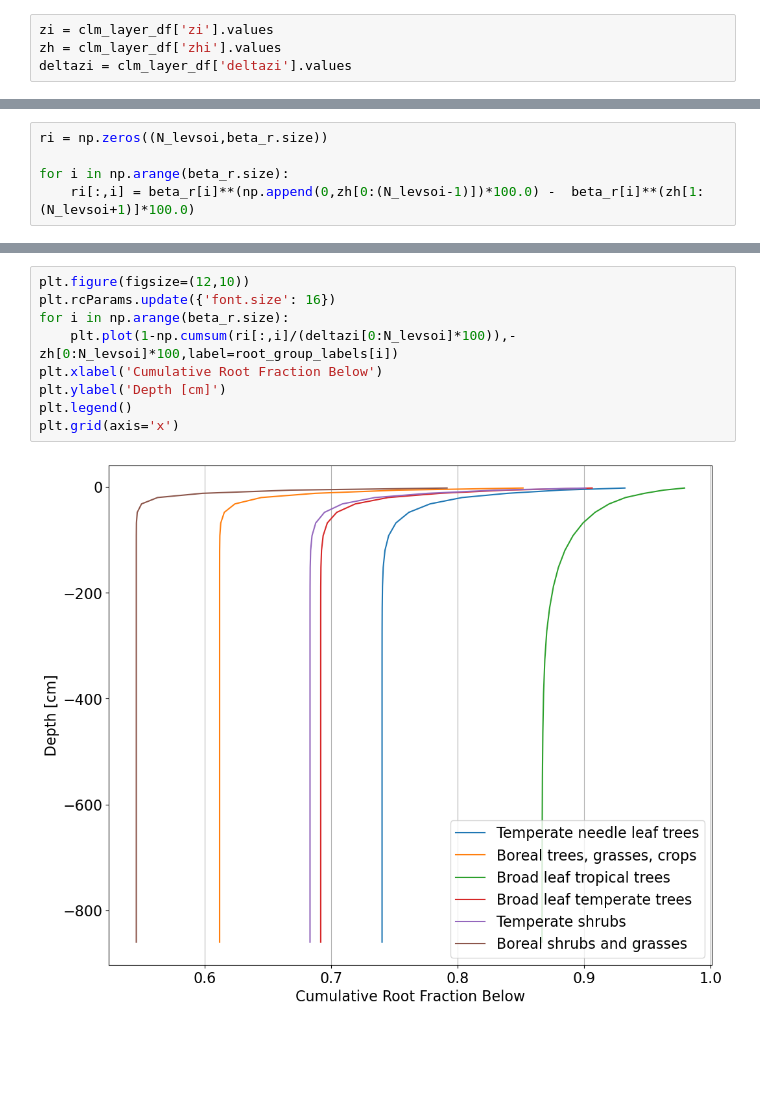
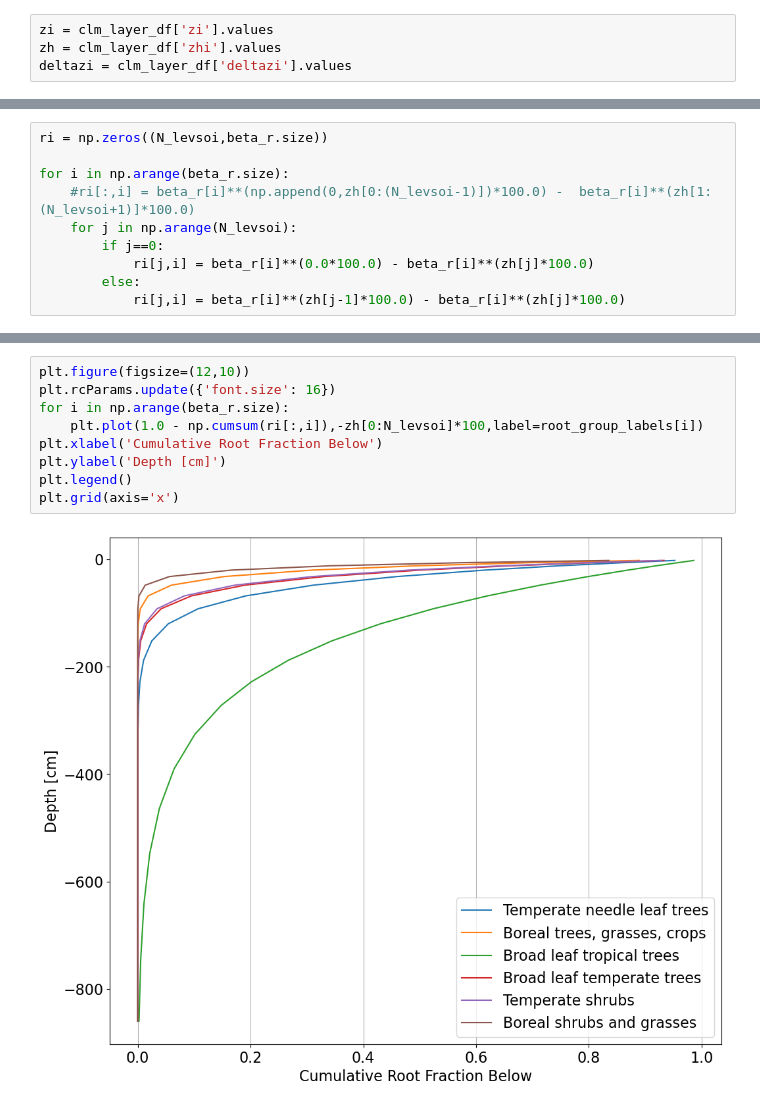
Before and after one commit to LejoFlores/clm-root-distributions, a Jupyter notebook: clm-roots.ipynb, the cells around one changed output, grey strips where cells are left out. Cells and saved outputs as stored; diff of their text form; blank space fills up the shorter version.

```diff
--- a/clm-roots.ipynb
+++ b/clm-roots.ipynb
@@ -79,7 +79,12 @@ deltazi = clm_layer_df['deltazi'].values
 ri = np.zeros((N_levsoi,beta_r.size))
 
 for i in np.arange(beta_r.size):
-    ri[:,i] = beta_r[i]**(np.append(0,zh[0:(N_levsoi-1)])*100.0) -  beta_r[i]**(zh[1:(N_levsoi+1)]*100.0)
+    #ri[:,i] = beta_r[i]**(np.append(0,zh[0:(N_levsoi-1)])*100.0) -  beta_r[i]**(zh[1:(N_levsoi+1)]*100.0)
+    for j in np.arange(N_levsoi):
+        if j==0:
+            ri[j,i] = beta_r[i]**(0.0*100.0) - beta_r[i]**(zh[j]*100.0)
+        else:
+            ri[j,i] = beta_r[i]**(zh[j-1]*100.0) - beta_r[i]**(zh[j]*100.0)
 # %%
 plt.figure(figsize=(12,10))
 plt.rcParams.update({'font.size': 16})
@@ -94,11 +99,11 @@ plt.grid(axis='x')
 # %%
 plt.figure(figsize=(12,10))
 plt.rcParams.update({'font.size': 16})
 for i in np.arange(beta_r.size):
-    plt.plot(1-np.cumsum(ri[:,i]/(deltazi[0:N_levsoi]*100)),-zh[0:N_levsoi]*100,label=root_group_labels[i])
+    plt.plot(1.0 - np.cumsum(ri[:,i]),-zh[0:N_levsoi]*100,label=root_group_labels[i])
 plt.xlabel('Cumulative Root Fraction Below')
 plt.ylabel('Depth [cm]')
 plt.legend()
 plt.grid(axis='x')
 # %% [output]
-[figure, old version]
+[figure, new version]
```
Also changed, not shown: parts of 2 cells of this notebook.
